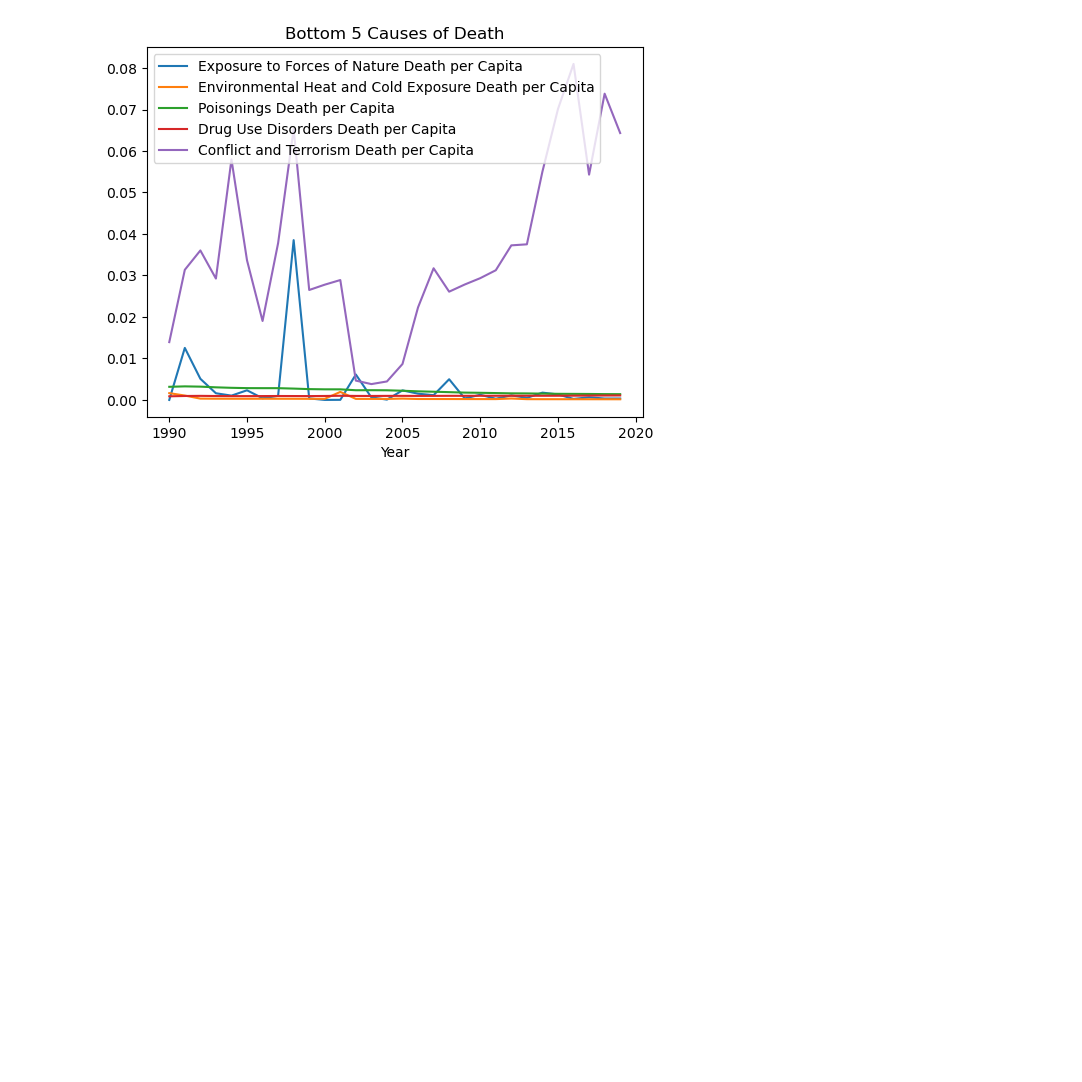
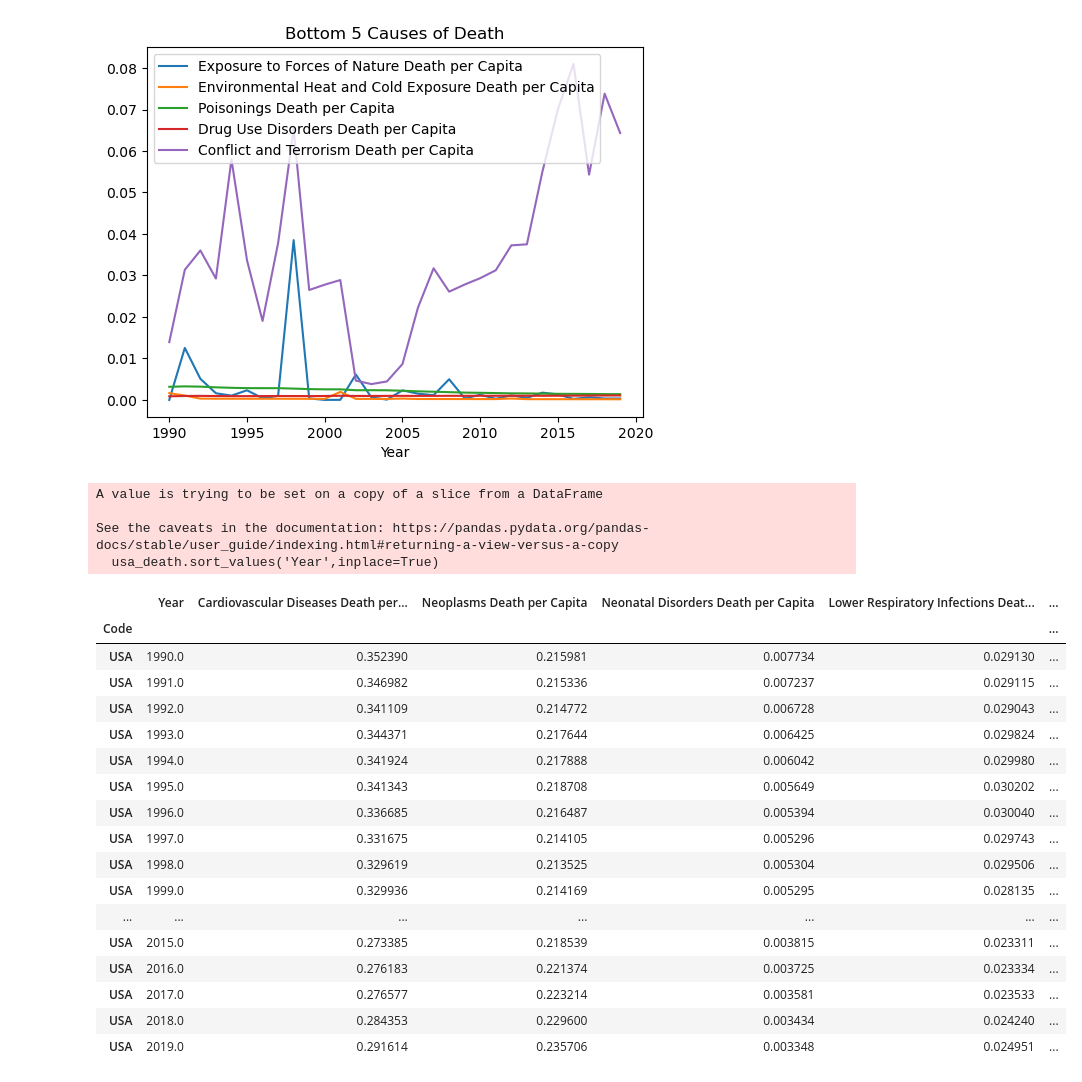
Before and after one commit to thomasjngo/Cause-of-Death-Analysis, a Jupyter notebook: Cause of Death Analysis/CommonCausesofDeath.ipynb, the cells around one changed output. Cells and saved outputs as stored; diff of their text form; code cells hidden in the pictures; blank space fills up the shorter version.

```diff
--- a/Cause of Death Analysis/CommonCausesofDeath.ipynb
+++ b/Cause of Death Analysis/CommonCausesofDeath.ipynb
@@ -354,3 +356,35 @@ afg_death_bottom.plot(x='Year',title='Bottom 5 Causes of Death')
 # %% [output]
 <Axes: title={'center': 'Bottom 5 Causes of Death'}, xlabel='Year'>
 [figure]
+# %%
+usa_death=death_per_capita_df.loc[(death_per_capita_df.index.values=='USA')]
+usa_death.sort_values('Year',inplace=True)
+# %% [output]
+A value is trying to be set on a copy of a slice from a DataFrame
+
+See the caveats in the documentation: https://pandas.pydata.org/pandas-docs/stable/user_guide/indexing.html#returning-a-view-versus-a-copy
+  usa_death.sort_values('Year',inplace=True)
+# %%
+top_deaths=['Year','Cardiovascular Diseases Death per Capita', 'Neoplasms Death per Capita', 'Neonatal Disorders Death per Capita',
+       'Lower Respiratory Infections Death per Capita', 'Diarrheal Diseases Death per Capita']
+usa_death_top=usa_death[top_deaths].astype(float)
+usa_death_top
+# %% [output]
+|  | Year | Cardiovascular Diseases Death per... | Neoplasms Death per Capita | Neonatal Disorders Death per Capita | Lower Respiratory Infections Deat... | ... |
+| Code |  |  |  |  |  | ... |
+| USA | 1990.0 | 0.352390 | 0.215981 | 0.007734 | 0.029130 | ... |
+| USA | 1991.0 | 0.346982 | 0.215336 | 0.007237 | 0.029115 | ... |
+| USA | 1992.0 | 0.341109 | 0.214772 | 0.006728 | 0.029043 | ... |
+| USA | 1993.0 | 0.344371 | 0.217644 | 0.006425 | 0.029824 | ... |
+| USA | 1994.0 | 0.341924 | 0.217888 | 0.006042 | 0.029980 | ... |
+| USA | 1995.0 | 0.341343 | 0.218708 | 0.005649 | 0.030202 | ... |
+| USA | 1996.0 | 0.336685 | 0.216487 | 0.005394 | 0.030040 | ... |
+| USA | 1997.0 | 0.331675 | 0.214105 | 0.005296 | 0.029743 | ... |
+| USA | 1998.0 | 0.329619 | 0.213525 | 0.005304 | 0.029506 | ... |
+| USA | 1999.0 | 0.329936 | 0.214169 | 0.005295 | 0.028135 | ... |
+| ... | ... | ... | ... | ... | ... | ... |
+| USA | 2015.0 | 0.273385 | 0.218539 | 0.003815 | 0.023311 | ... |
+| USA | 2016.0 | 0.276183 | 0.221374 | 0.003725 | 0.023334 | ... |
+| USA | 2017.0 | 0.276577 | 0.223214 | 0.003581 | 0.023533 | ... |
+| USA | 2018.0 | 0.284353 | 0.229600 | 0.003434 | 0.024240 | ... |
+| USA | 2019.0 | 0.291614 | 0.235706 | 0.003348 | 0.024951 | ... |
```
Also changed, not shown: parts of 3 cells of this notebook.
